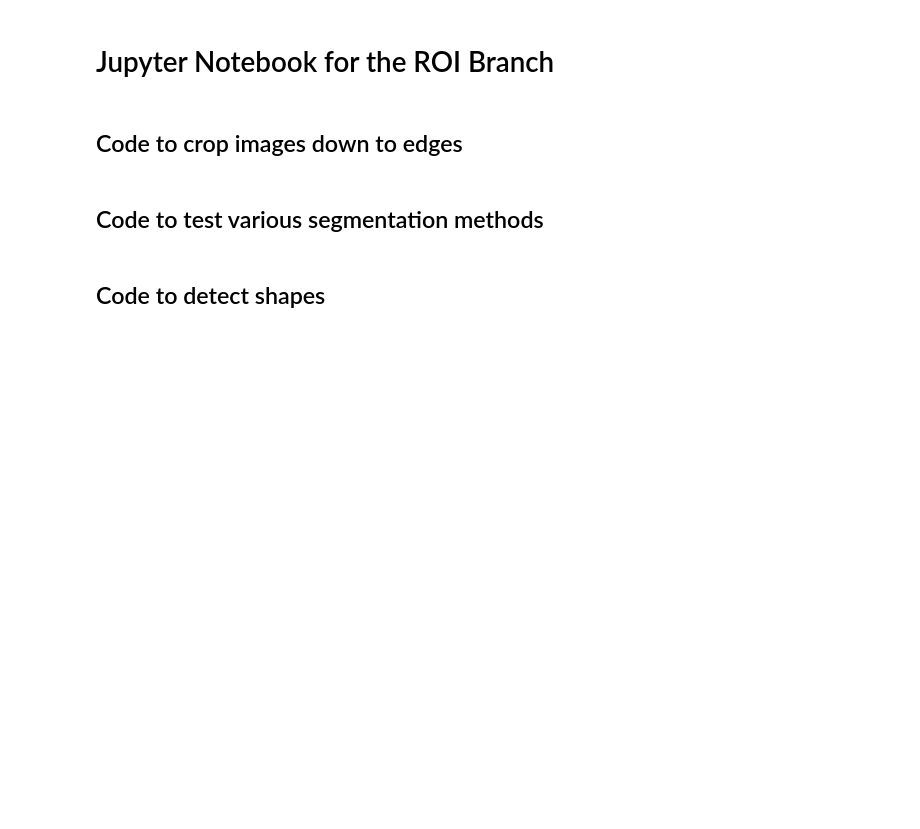
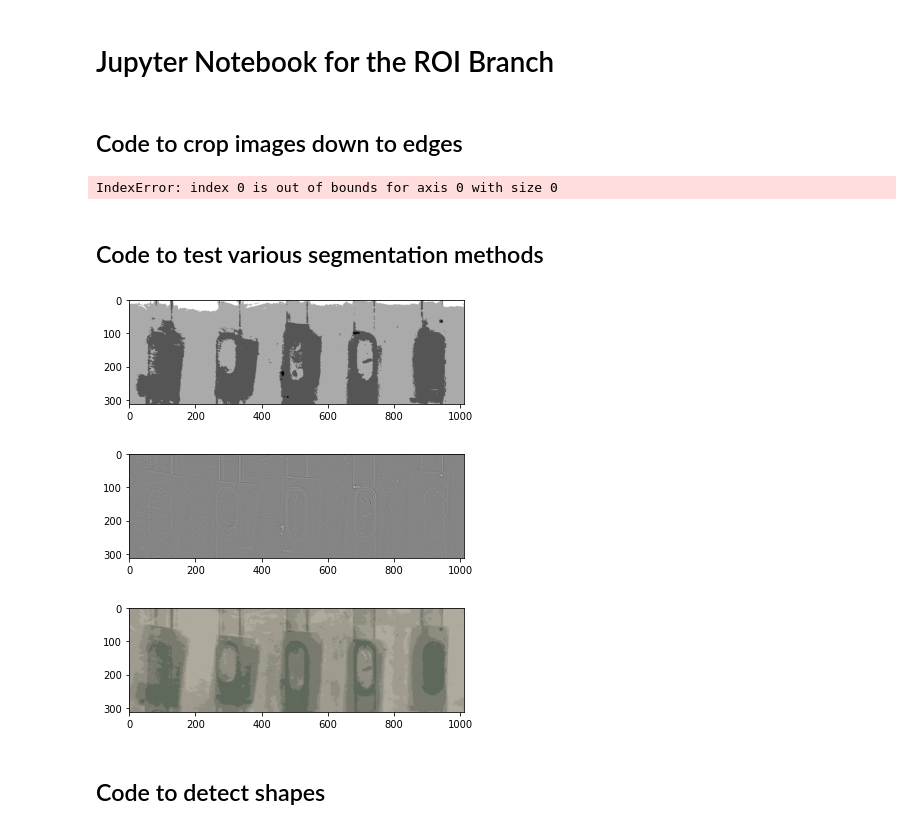
Before and after one commit to Nightpl3x/ISCD, a Jupyter notebook: roi.ipynb, the cells around one changed output. Saved outputs shown, nothing was run; the diff lists cells and outputs as text; code cells hidden in the pictures; blank space fills up the shorter version.

```diff
--- a/roi.ipynb
+++ b/roi.ipynb
@@ -40,11 +40,20 @@ def crop(img, gray, blur):
     lined = cv2.rectangle(img.copy(), (x1,y1),(x2,y2), (0,0,255),2)
     cropped = img[y1:y2,x1:x2]
 
-    cv2.imshow("Lined.png", lined)
-    cv2.imshow("Cropped.png", cropped)
-    cv2.waitKey(0)
+    # opencv
+    #cv2.imshow("Lined.png", lined)
+    #cv2.imshow("Cropped.png", cropped)
+    #cv2.waitKey(0)
+
+    # matplotlib
+    plt.imshow(lined)
+    plt.show()
+    plt.imshow(cropped)
+    plt.show()
 
 crop(v.image_int, v.image_gray1, v.image_median1)
+# %% [output]
+IndexError: index 0 is out of bounds for axis 0 with size 0
 # %% [markdown]
 ## Code to test various segmentation methods
 # %%
@@ -84,36 +93,40 @@ def region_segmentation(image):
 
     gray = gray_r.reshape(gray.shape[0],gray.shape[1])
     plt.imshow(gray, cmap='gray')
     plt.show()
 
 def edge_segmentation(image):
 
     gray = rgb2gray(image)
 
     out_l = ndimage.convolve(gray, v.kernel_laplacian, mode='reflect')
     plt.imshow(out_l, cmap='gray')
     plt.show()
 
 def cluster_segmentation(path):
 
     pic = plt.imread(path)/255  # divide by 255 to set pixel values between 0 and 1
     pic_n = pic.reshape(pic.shape[0]*pic.shape[1], pic.shape[2])
     pic_n.shape
 
     kmeans = KMeans(n_clusters=5, random_state=0).fit(pic_n)
     pic2show = kmeans.cluster_centers_[kmeans.labels_]
 
     cluster_pic = pic2show.reshape(pic.shape[0], pic.shape[1], pic.shape[2])
 
     plt.imshow(cluster_pic)
     plt.show()
 
 '''
 Call:
 '''
-#region_segmentation(v.image_ext)
-#edge_segmentation(v.image_ext)
-#cluster_segmentation('images_testing/1.jpeg')
+region_segmentation(v.image_ext)
+edge_segmentation(v.image_ext)
+cluster_segmentation(v.path_image)
+# %% [output]
+[figure, added]
+[figure, added]
+[figure, added]
 # %% [markdown]
 ## Code to detect shapes
 # %%
```
Also changed, not shown: parts of 1 cell of this notebook.
